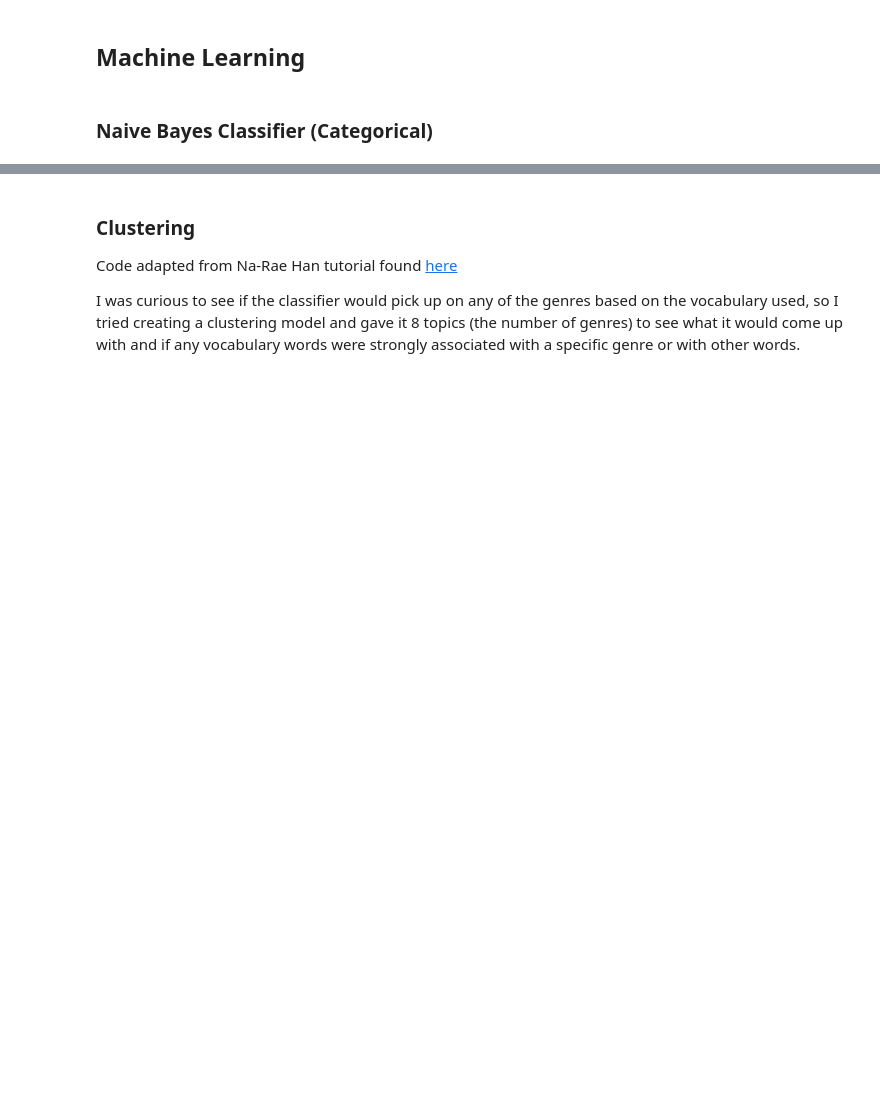
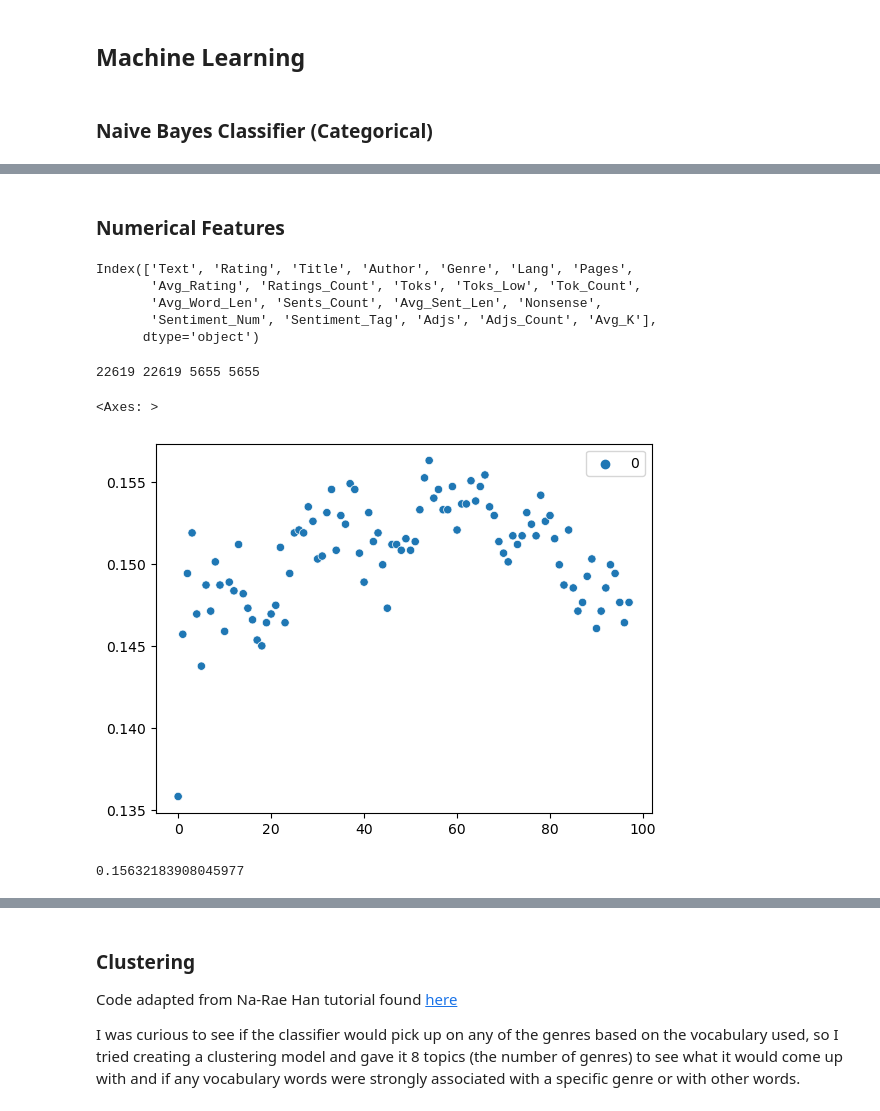
Before and after one commit to Data-Science-for-Linguists-2023/Goodreads-Genre-Reviews-Analysis, a Jupyter notebook: Data_Analysis.ipynb, the cells around one changed output, grey strips where cells are left out. Cells and saved outputs as stored; diff of their text form; code cells hidden in the pictures; blank space fills up the shorter version.

Commit message:
mnb classifiers

```diff
--- a/Data_Analysis.ipynb
+++ b/Data_Analysis.ipynb
@@ -722,0 +731,47 @@ I plan to try to build a classifier using both text features (TF-IDF) and the mo
+# %% [markdown]
+### Numerical Features
+# %%
+df.columns
+# %% [output]
+Index(['Text', 'Rating', 'Title', 'Author', 'Genre', 'Lang', 'Pages',
+       'Avg_Rating', 'Ratings_Count', 'Toks', 'Toks_Low', 'Tok_Count',
+       'Avg_Word_Len', 'Sents_Count', 'Avg_Sent_Len', 'Nonsense',
+       'Sentiment_Num', 'Sentiment_Tag', 'Adjs', 'Adjs_Count', 'Avg_K'],
+      dtype='object')
+# %%
+#Most statistically significant features
+from sklearn.model_selection import train_test_split
+
+X = df[['Sents_Count', 'Sentiment_Num', 'Tok_Count']]
+y = df['Genre']
+
+X_train, X_test, y_train, y_test = train_test_split(X, y, test_size = 0.2, random_state = 5)
+# %%
+print(len(X_train), len(y_train), len(X_test), len(y_test))
+# %% [output]
+22619 22619 5655 5655
+# %%
+import sklearn
+from sklearn.neighbors import KNeighborsClassifier
+
+neighbors = []
+
+for n in range (2, 100):
+    k_clf = KNeighborsClassifier(n_neighbors = n)
+    k_clf.fit(X_train, y_train)
+    y_pred = k_clf.predict(X_test)
+    acc = sklearn.metrics.accuracy_score(y_test, y_pred)
+    neighbors.append(acc)
+# %%
+sns.scatterplot(neighbors)
+# %% [output]
+<Axes: >
+[figure, added]
+# %%
+k_clf = KNeighborsClassifier(n_neighbors = 56)
+k_clf.fit(X_train, y_train)
+
+y_pred = k_clf.predict(X_test)
+sklearn.metrics.accuracy_score(y_test, y_pred)
+# %% [output]
+0.15632183908045977
```
Also changed, not shown: parts of 25 cells of this notebook.
